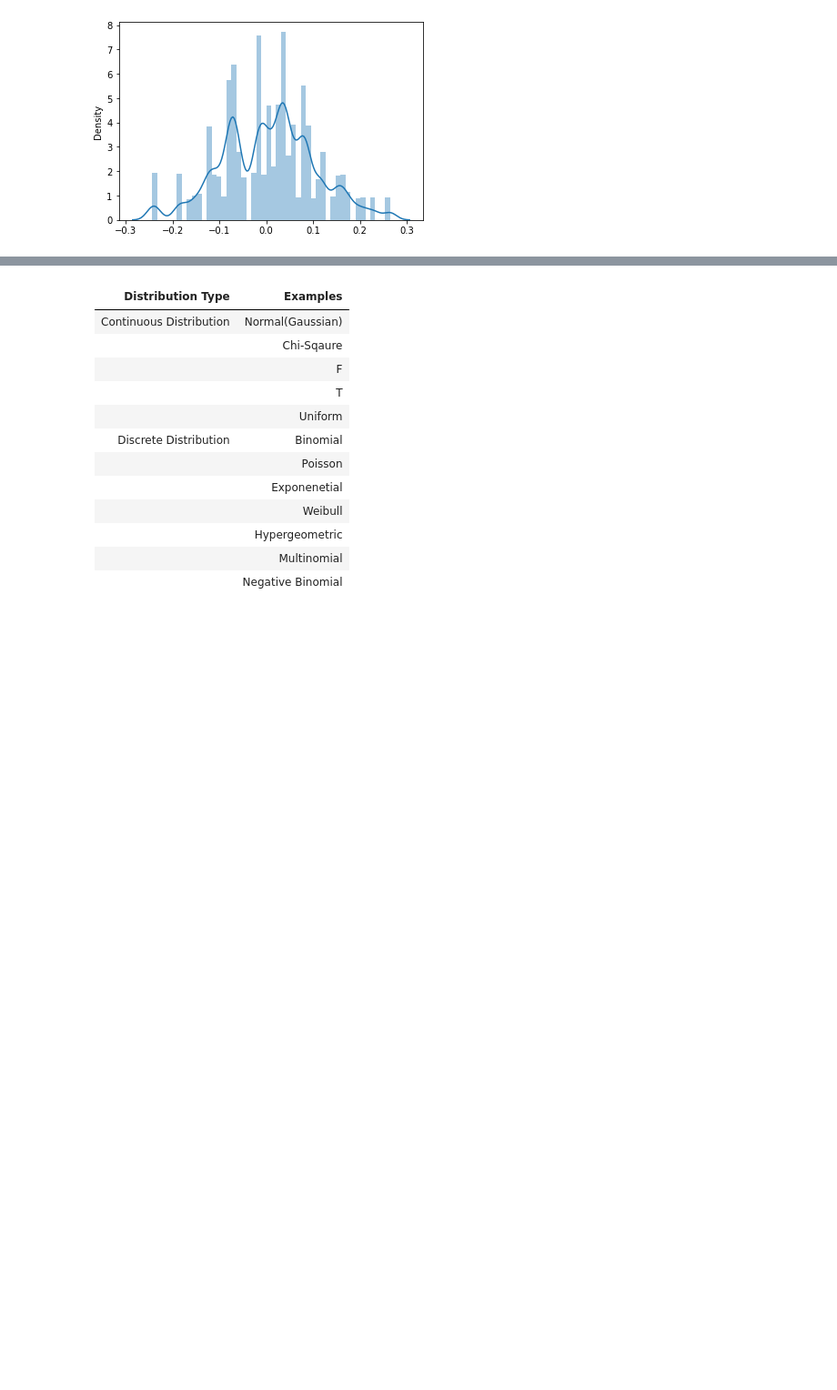
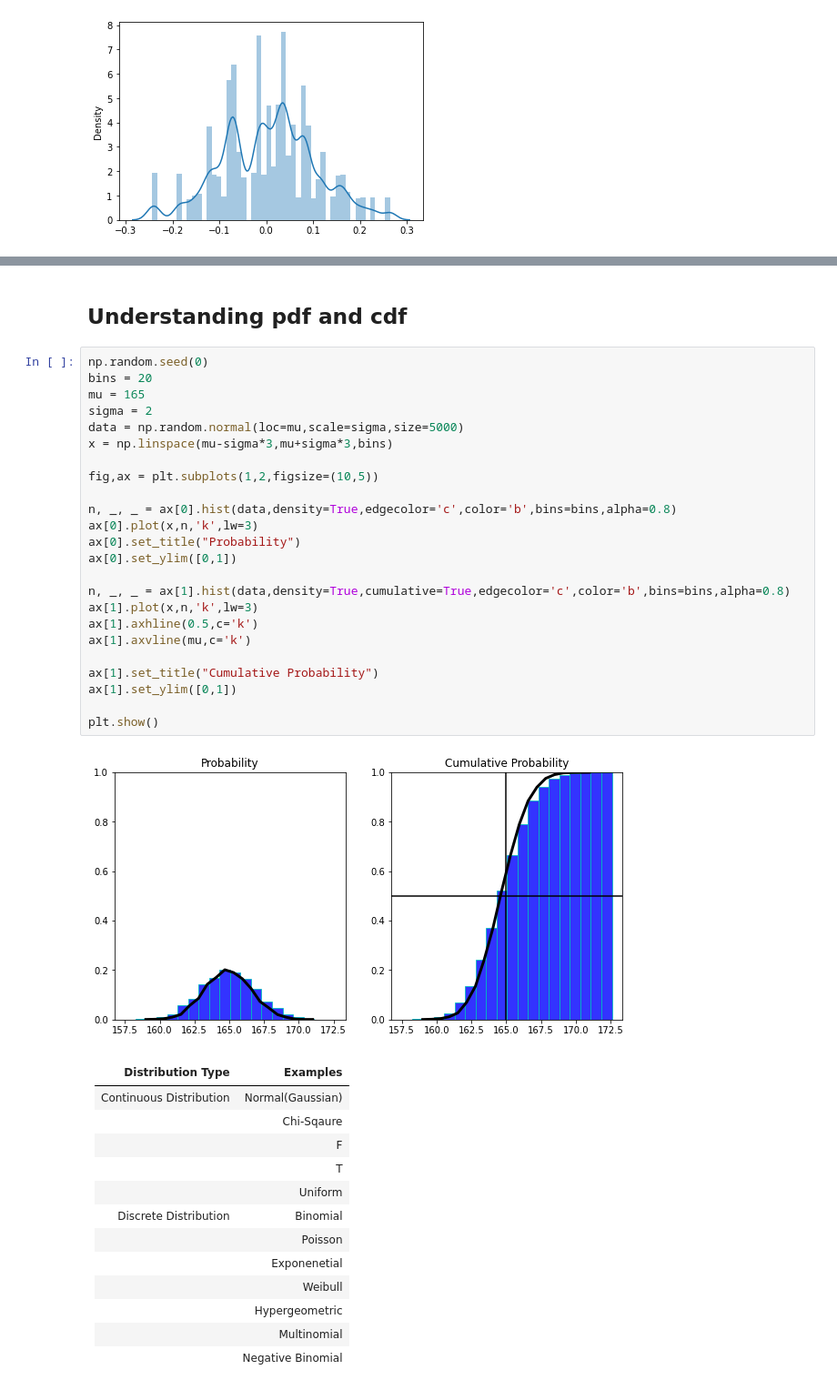
Before and after one commit to NishantBaheti/MachineLearningExploration, a Jupyter notebook: PracticalStatistics/Distributions.ipynb, the cells around one changed output, grey strips where cells are left out. Shown at 91% size. Cells and saved outputs as stored; diff of their text form; blank space fills up the shorter version.

```diff
--- a/PracticalStatistics/Distributions.ipynb
+++ b/PracticalStatistics/Distributions.ipynb
@@ -244,3 +285,31 @@ Discrete Probability Distribution -> Probability Mass Function -> Continuous for
+# %% [markdown]
+## Understanding pdf and cdf
+# %%
+np.random.seed(0)
+bins = 20
+mu = 165
+sigma = 2
+data = np.random.normal(loc=mu,scale=sigma,size=5000)
+x = np.linspace(mu-sigma*3,mu+sigma*3,bins)
+
+fig,ax = plt.subplots(1,2,figsize=(10,5))
+
+n, _, _ = ax[0].hist(data,density=True,edgecolor='c',color='b',bins=bins,alpha=0.8)
+ax[0].plot(x,n,'k',lw=3)
+ax[0].set_title("Probability")
+ax[0].set_ylim([0,1])
+
+n, _, _ = ax[1].hist(data,density=True,cumulative=True,edgecolor='c',color='b',bins=bins,alpha=0.8)
+ax[1].plot(x,n,'k',lw=3)
+ax[1].axhline(0.5,c='k')
+ax[1].axvline(mu,c='k')
+
+ax[1].set_title("Cumulative Probability")
+ax[1].set_ylim([0,1])
+
+plt.show()
+# %% [output]
+[figure, added]
 # %% [markdown]
 | Distribution Type | Examples |
 | ----------------- | ----------- |
```
Also changed, not shown: parts of 8 cells of this notebook.
